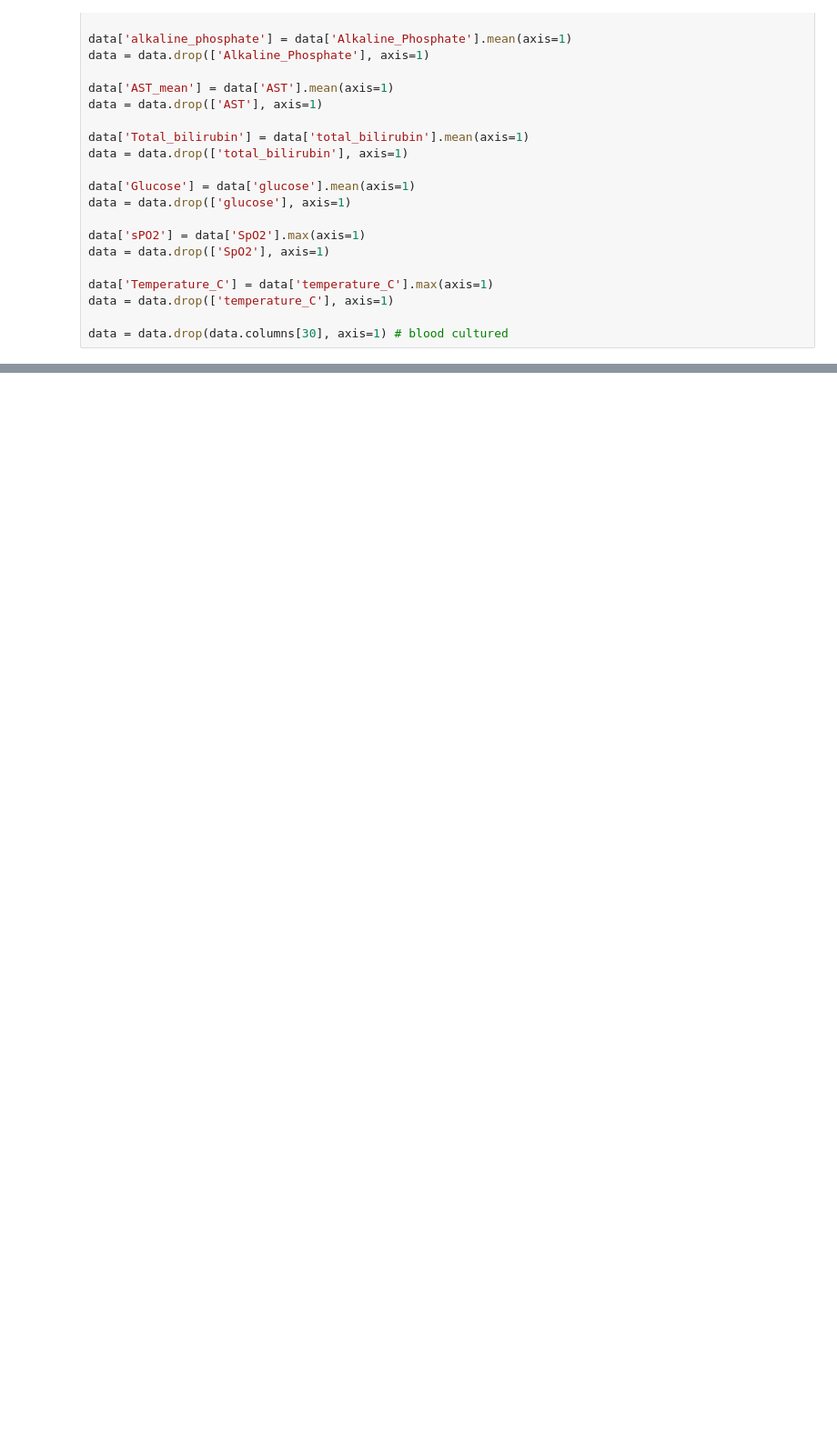
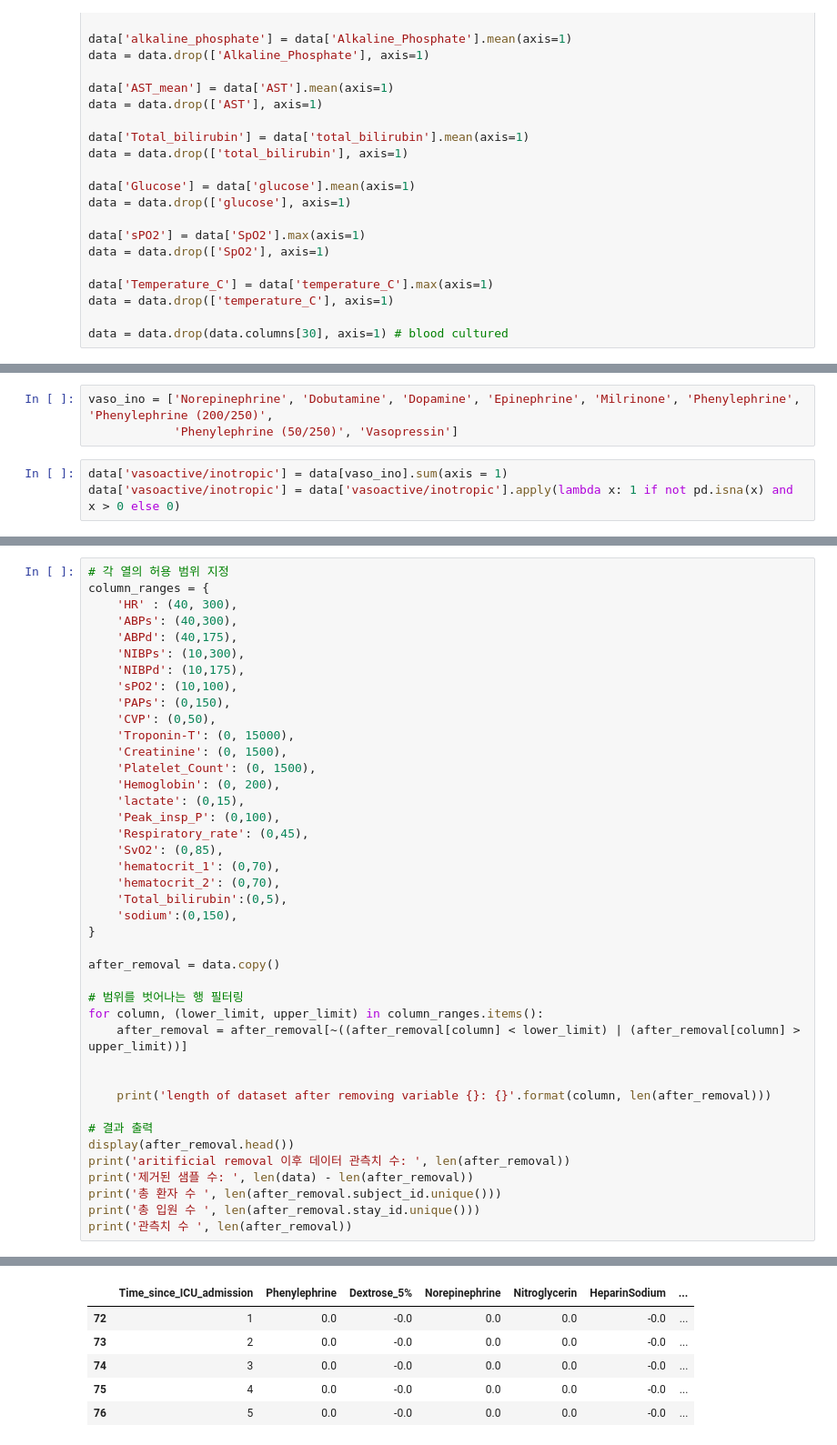
Before and after one commit to Jeong-Eul/MIMICIV2.2_PREPROC, a Jupyter notebook: mainCircline.ipynb, the cells around one changed output, grey strips where cells are left out. Shown at 91% size. Cells and saved outputs as stored; diff of their text form; blank space fills up the shorter version.

```diff
--- a/mainCircline.ipynb
+++ b/mainCircline.ipynb
@@ -263,0 +259,6 @@ data.head()
+# %%
+vaso_ino = ['Norepinephrine', 'Dobutamine', 'Dopamine', 'Epinephrine', 'Milrinone', 'Phenylephrine', 'Phenylephrine (200/250)',
+            'Phenylephrine (50/250)', 'Vasopressin']
+# %%
+data['vasoactive/inotropic'] = data[vaso_ino].sum(axis = 1)
+data['vasoactive/inotropic'] = data['vasoactive/inotropic'].apply(lambda x: 1 if not pd.isna(x) and x > 0 else 0)
@@ -263,0 +283,42 @@ data.head()
+# %%
+# 각 열의 허용 범위 지정
+column_ranges = {
+    'HR' : (40, 300),
+    'ABPs': (40,300),
+    'ABPd': (40,175),
+    'NIBPs': (10,300),
+    'NIBPd': (10,175),
+    'sPO2': (10,100),
+    'PAPs':	(0,150),
+    'CVP': (0,50),
+    'Troponin-T': (0, 15000),
+    'Creatinine': (0, 1500),
+    'Platelet_Count': (0, 1500),
+    'Hemoglobin': (0, 200),
+    'lactate': (0,15),
+    'Peak_insp_P': (0,100),
+    'Respiratory_rate': (0,45),
+    'SvO2': (0,85),
+    'hematocrit_1': (0,70),
+    'hematocrit_2': (0,70),
+    'Total_bilirubin':(0,5),
+    'sodium':(0,150),
+}
+
+after_removal = data.copy()
+
+# 범위를 벗어나는 행 필터링
+for column, (lower_limit, upper_limit) in column_ranges.items():
+    after_removal = after_removal[~((after_removal[column] < lower_limit) | (after_removal[column] > upper_limit))]
+
+
+    print('length of dataset after removing variable {}: {}'.format(column, len(after_removal)))
+
+# 결과 출력
+display(after_removal.head())
+print('aritificial removal 이후 데이터 관측치 수: ', len(after_removal))
+print('제거된 샘플 수: ', len(data) - len(after_removal))
+print('총 환자 수 ', len(after_removal.subject_id.unique()))
+print('총 입원 수 ', len(after_removal.stay_id.unique()))
+print('관측치 수 ', len(after_removal))
+# %% [output]
@@ -263,0 +345,6 @@ data.head()
+|  | Time_since_ICU_admission | Phenylephrine | Dextrose_5% | Norepinephrine | Nitroglycerin | HeparinSodium | ... |
+| 72 | 1 | 0.0 | -0.0 | 0.0 | 0.0 | -0.0 | ... |
+| 73 | 2 | 0.0 | -0.0 | 0.0 | 0.0 | -0.0 | ... |
+| 74 | 3 | 0.0 | -0.0 | 0.0 | 0.0 | -0.0 | ... |
+| 75 | 4 | 0.0 | -0.0 | 0.0 | 0.0 | -0.0 | ... |
+| 76 | 5 | 0.0 | -0.0 | 0.0 | 0.0 | -0.0 | ... |
```
Also changed, not shown: parts of 13 cells of this notebook.
